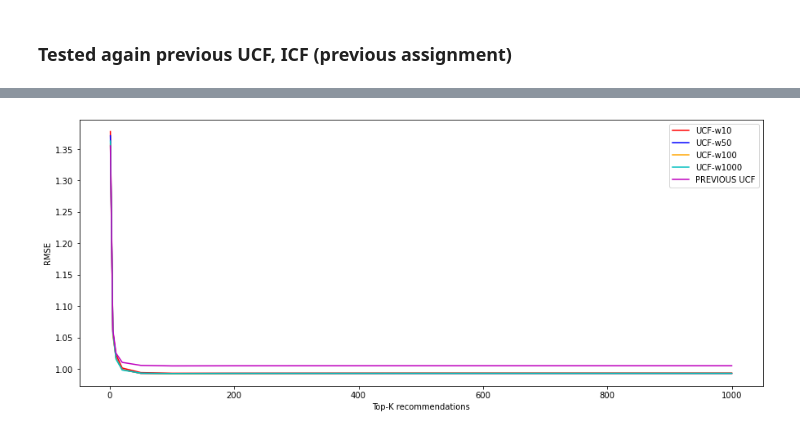
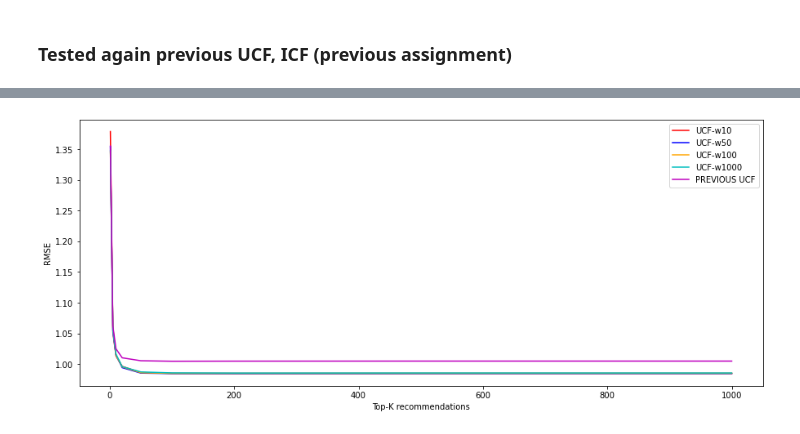
Before and after one commit to lkostakis/recomender-systems-algorithms, a Jupyter notebook: ask2.ipynb, the cells around one changed output, grey strips where cells are left out. Drawn from its saved outputs; the diff is of its cells as text; code cells hidden in the pictures.

```diff
--- a/ask2.ipynb
+++ b/ask2.ipynb
@@ -279,3 +259,7 @@ def find_user_similarity(user1, user2):
+# %%
+def make_model(w):
+    embedding_size = 100
+    skipgram_model = gensim.models.Word2Vec(embedding, min_count = 1,size = embedding_size, window = w, sg = 1)
 # %%
 def ICF_prediction(business1, common_businesses, ratings, k_values):
     business_ind1 = find_business(business1)
@@ -450,19 +441,24 @@ true_ratings = sample_data['rating'].values.astype(float).astype(int)
 ############################
 # RMSE FOR UCF
 RMSE_UCF = []
-for i in range(ucf_predictions[0].size):
-    predicted_ratings = np.array(ucf_predictions[:,i])
-    sum_of_difference = 0
-    for j in range(sample_data.shape[0]):
-        sum_of_difference += (predicted_ratings[j] - true_ratings[j])**2
-    RMSE_UCF.append(math.sqrt(sum_of_difference/sample_data.shape[0]))
-
+for x in ucf_predictions:
+    temp_UCF = []
+    for i in range(9):
+        predicted_ratings = np.array(x[:,i])
+        sum_of_difference = 0
+        for j in range(sample_data.shape[0]):
+            sum_of_difference += (predicted_ratings[j] - true_ratings[j])**2
+        temp_UCF.append(math.sqrt(sum_of_difference/sample_data.shape[0]))
+    RMSE_UCF.append(np.array(temp_UCF))
 ############################
 # RMSE FOR ICF
 RMSE_ICF = []
-for i in range(icf_predictions[0].size):
-    predicted_ratings = np.array(icf_predictions[:,i])
-    sum_of_difference = 0
-    for j in range(sample_data.shape[0]):
-        sum_of_difference += (predicted_ratings[j] - true_ratings[j])**2
-    RMSE_ICF.append(math.sqrt(sum_of_difference/sample_data.shape[0]))
+for x in icf_predictions:
+    temp_ICF = []
+    for i in range(10):
+        predicted_ratings = np.array(x[:,i])
+        sum_of_difference = 0
+        for j in range(sample_data.shape[0]):
+            sum_of_difference += (predicted_ratings[j] - true_ratings[j])**2
+        temp_ICF.append(math.sqrt(sum_of_difference/sample_data.shape[0]))
+    RMSE_ICF.append(np.array(temp_ICF))
@@ -523,14 +532,13 @@ RMSE_UCF_previous = [1.3550425905033103,
 # %%
-import matplotlib.pyplot as plt
 plt.figure(figsize=(15, 6))
 x = [1,5,10,20,50,100,200,500,1000]
-plt.plot(x, ucf_results[0], "r", label = "UCF-w10")
-plt.plot(x, ucf_results[1], "b", label = "UCF-w50")
-plt.plot(x, ucf_results[2], "orange", label = "UCF-w100")
-plt.plot(x, ucf_results[3], "c", label = "UCF-w1000")
+plt.plot(x, RMSE_UCF[0], "r", label = "UCF-w10")
+plt.plot(x, RMSE_UCF[1], "b", label = "UCF-w50")
+plt.plot(x, RMSE_UCF[2], "orange", label = "UCF-w100")
+plt.plot(x, RMSE_UCF[3], "c", label = "UCF-w1000")
 plt.plot(x, RMSE_UCF_previous, "m", label = "PREVIOUS UCF")
 plt.legend()
 plt.ylabel("RMSE")
 plt.xlabel("Top-K recommendations");
 # %% [output]
-[figure, old version]
+[figure, new version]
```
Also changed, not shown: parts of 38 cells of this notebook.
